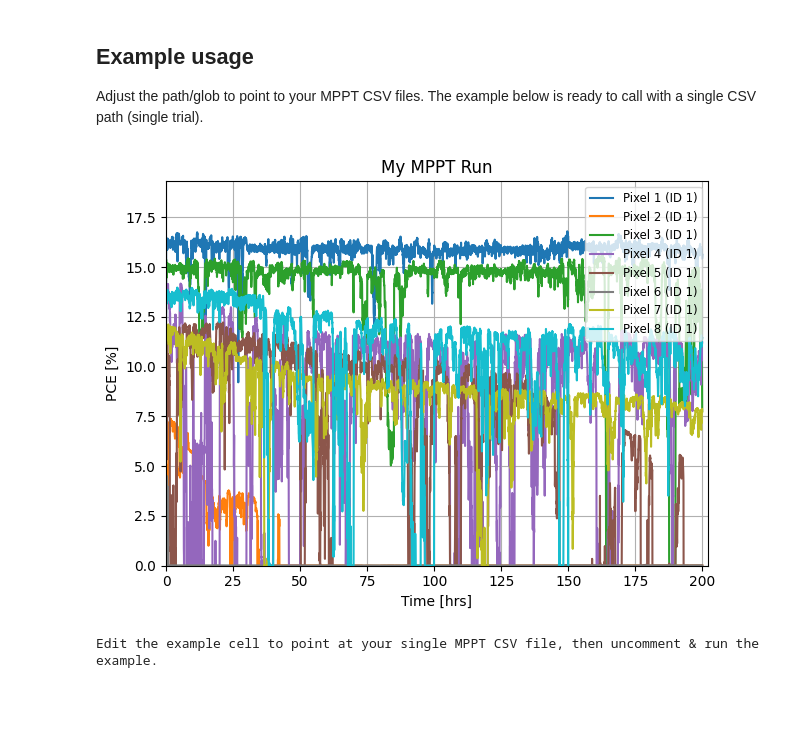
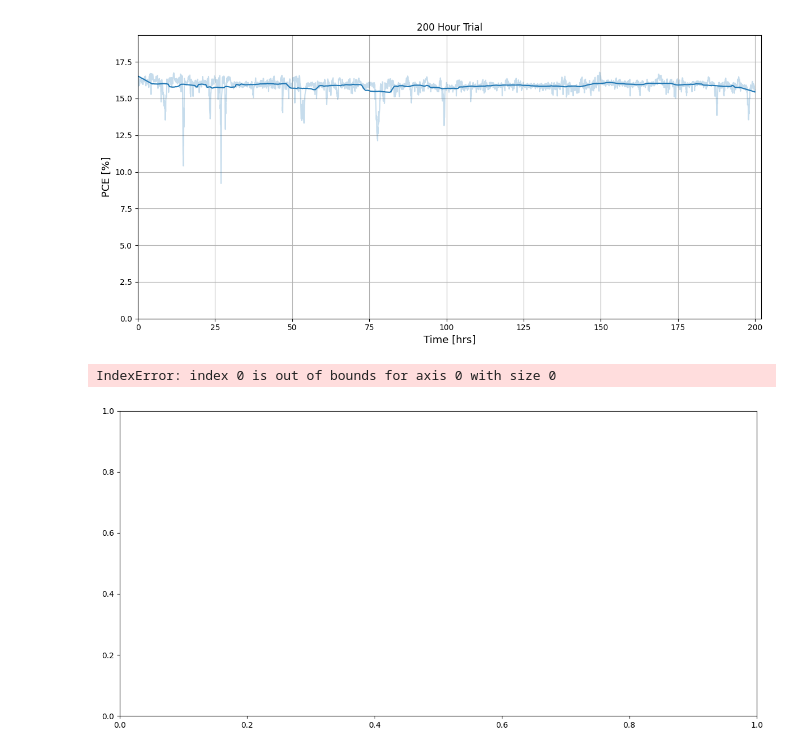
Before and after one commit to AndChen153/Stability-Setup, a Jupyter notebook: Stability-Setup_Python/data_visualization/mppt_plotter.ipynb, the cells around one changed output. Drawn from its saved outputs; the diff is of its cells as text; code cells hidden in the pictures; blank space fills up the shorter version.

```diff
--- a/Stability-Setup_Python/data_visualization/mppt_plotter.ipynb
+++ b/Stability-Setup_Python/data_visualization/mppt_plotter.ipynb
@@ -127,16 +212,30 @@ def create_mppt_plot(csv_files, plot_title="MPPT Plot", data_type="pce"):
-# %% [markdown]
-## Example usage
-
-Adjust the path/glob to point to your MPPT CSV files. The example below is ready to call with a single CSV path (single trial).
-# %%
-from glob import glob
-
-# Example: point to a single MPPT CSV file (single trial)
-# csv_files = [r"C:\path\to\your\Combined__ID1__mppt.csv"]
-fig, ax = create_mppt_plot([rf"C:\Users\achen\Dropbox\code\Stability-Setup\data\July-30-2025 long stability\Combined__ID1__mppt.csv"], "My MPPT Run", data_type="pce")
-plt.show()
-
-print("Edit the example cell to point at your single MPPT CSV file, then uncomment & run the example.")
-# %% [output]
-[figure, removed]
-Edit the example cell to point at your single MPPT CSV file, then uncomment & run the example.
+# %%
+
+# Option 1: Using the recommended Savitzky-Golay filter
+# A larger window_length (e.g., 101, 201) will make the plot smoother. It must be an odd integer.
+# The polyorder should be less than the window_length (2 or 3 is usually good).
+fig_savgol, ax_savgol = create_mppt_plot_filtered(
+    csv_files=[rf"C:\Users\achen\Dropbox\code\Stability-Setup\data\July-30-2025 long stability\Combined__ID1__mppt.csv"],
+    plot_title="200 Hour Trial",
+    data_type="pce",
+    filter_type="savgol",
+    filter_params={'window_length': 200, 'polyorder': 1},
+    pixels_to_plot=[1],
+    figsize=(12,6)
+)
+plt.show()
+
+fig_savgol, ax_savgol = create_mppt_plot_filtered(
+    csv_files=[r'C:\Users\achen\Dropbox\code\Stability-Setup\data\CH1 - CY03 - REF\litos-pixels-power.txt'],
+    plot_title="200 Hour Trial",
+    data_type="pce",
+    filter_type="savgol",
+    filter_params={'window_length': 200, 'polyorder': 1},
+    pixels_to_plot=[1],
+    figsize=(12,6)
+)
+plt.show()
+# %% [output]
+[figure, added]
+IndexError: index 0 is out of bounds for axis 0 with size 0
+[figure, added]
```
Also changed, not shown: parts of 3 cells of this notebook, 8 other files.
